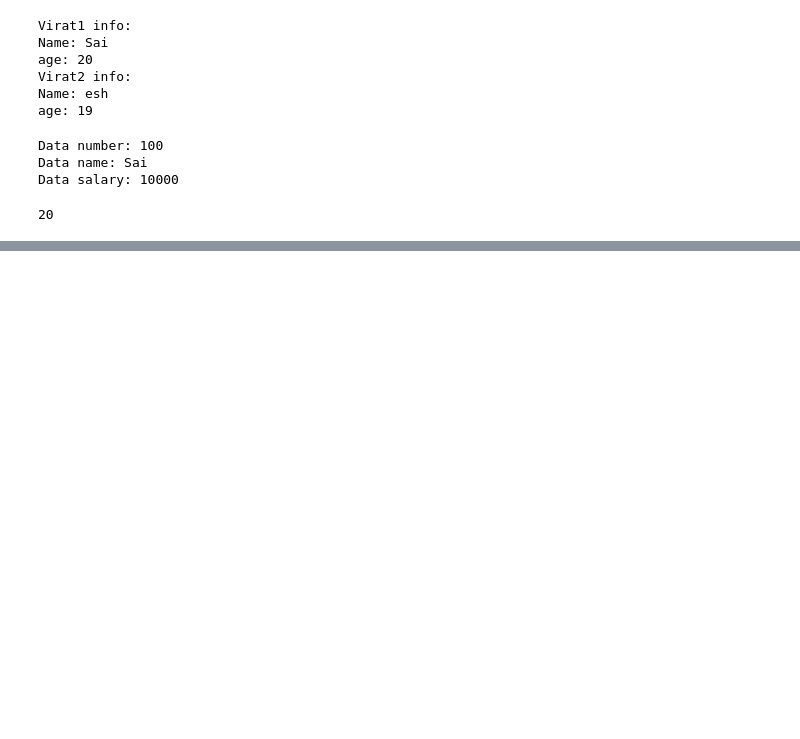
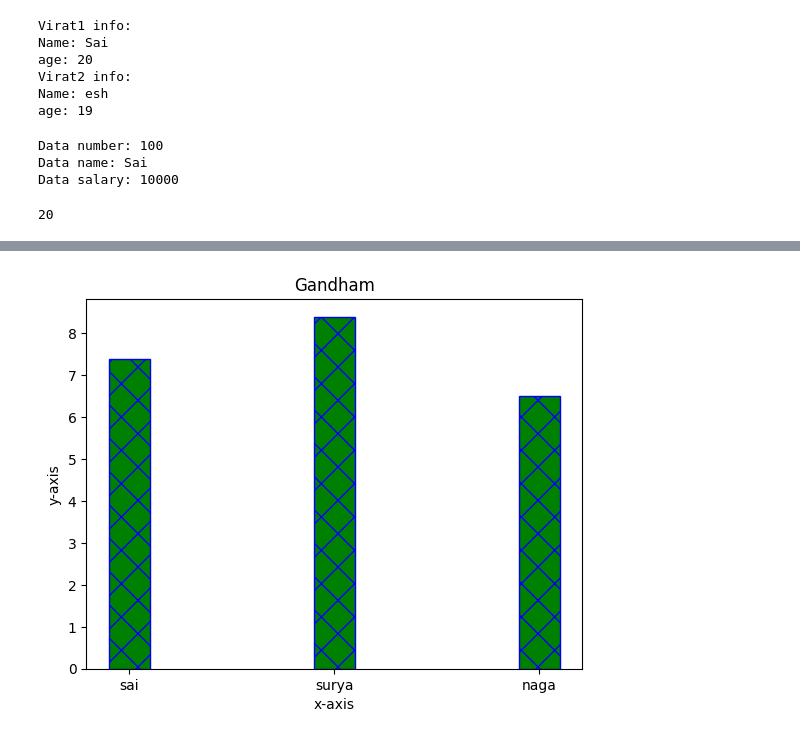
Before and after one commit to Sai-Surya-Gandhan/python, a Jupyter notebook: Copy_of_Welcome_To_Colab.ipynb, the cells around one changed output, grey strips where cells are left out. Cells and saved outputs as stored; diff of their text form; code cells hidden in the pictures; blank space fills up the shorter version.

```diff
--- a/Copy_of_Welcome_To_Colab.ipynb
+++ b/Copy_of_Welcome_To_Colab.ipynb
@@ -1033,0 +1045,11 @@ d.b()
+# %%
+import matplotlib.pyplot as plt
+names = ["sai","surya","naga"]
+cgpa = [7.4,8.4,6.5]
+plt.bar(names,cgpa,color = "g",edgecolor = "blue",hatch = "x",width = 0.2)
+plt.xlabel("x-axis")
+plt.ylabel("y-axis")
+plt.title("Gandham")
+plt.show()
+# %% [output]
+[figure, added]
```
Also changed, not shown: parts of 1 cell of this notebook.
